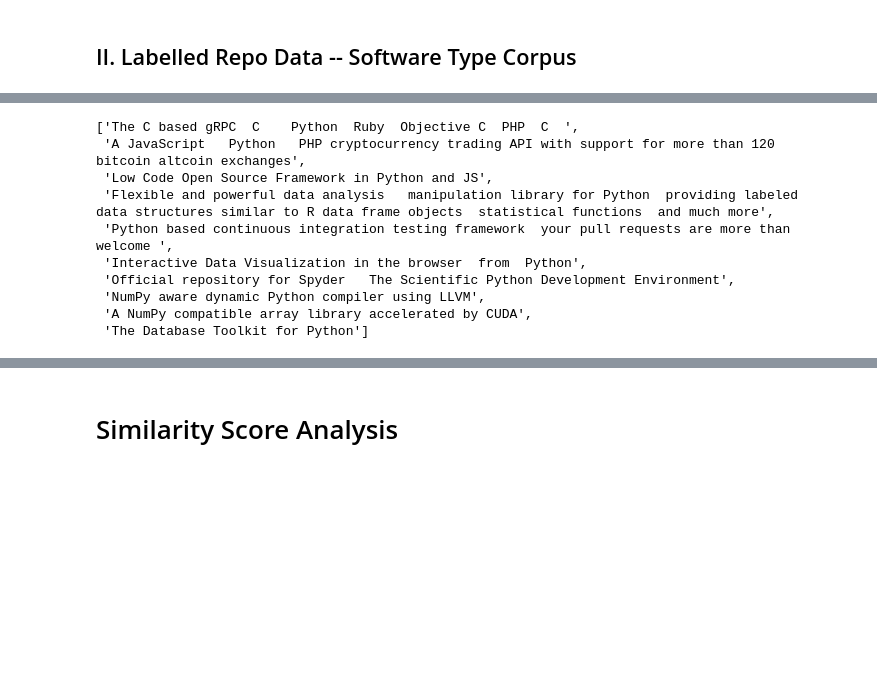
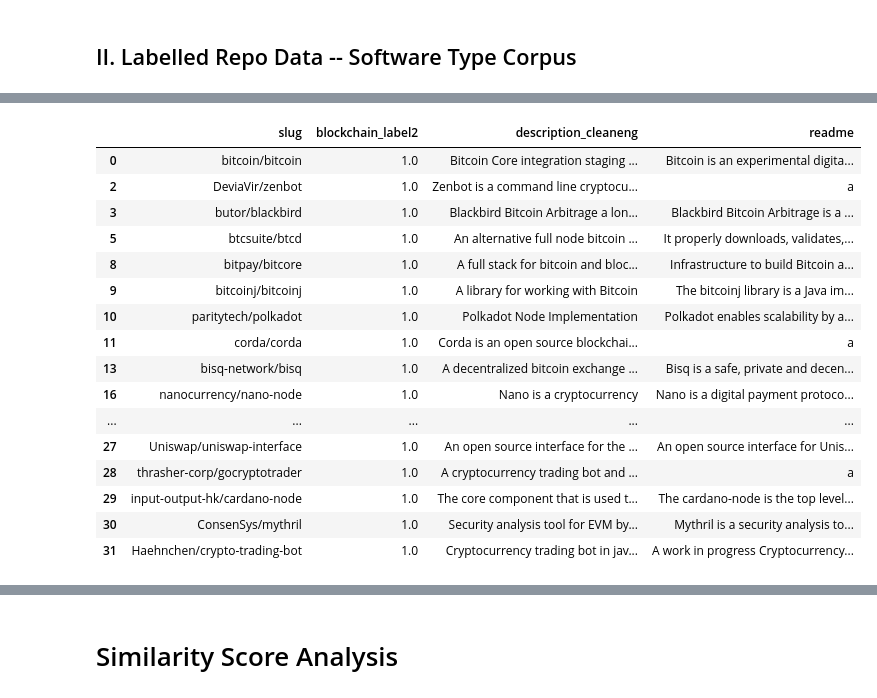
Before and after one commit to DSPG-Young-Scholars-Program/dspg21oss, a Jupyter notebook: src/06_bert/01_bert_init_CZ.ipynb, the cells around one changed output, grey strips where cells are left out. Saved outputs shown, nothing was run; the diff lists cells and outputs as text; code cells hidden in the pictures; blank space fills up the shorter version.

```diff
--- a/src/06_bert/01_bert_init_CZ.ipynb
+++ b/src/06_bert/01_bert_init_CZ.ipynb
@@ -132,22 +96,26 @@ data
 # %%
 # software type
-type_name =  "python_label"
+type_name =  "blockchain_label2"
+#type_name =  "dataviz_label2"
 #filter 500 validated repos that are labelled 1 (numeric)
-corpus_type_i = data[data[type_name] ==1][["slug",type_name]]
-
-
-#perform a left merge to get cleaned repo description
-corpus_type_i = corpus_type_i.merge(repo_data, on='slug', how='left')
-corpus_type_i = corpus_type_i["description"].tolist()
-corpus_type_i[0:10]
+corpus_type_i = data[data[type_name] ==1][["slug",type_name, "description_cleaneng", "readme"]]
-# %% [output]
-['The C based gRPC  C    Python  Ruby  Objective C  PHP  C  ',
- 'A JavaScript   Python   PHP cryptocurrency trading API with support for more than 120 bitcoin altcoin exchanges',
- 'Low Code Open Source Framework in Python and JS',
- 'Flexible and powerful data analysis   manipulation library for Python  providing labeled data structures similar to R data frame objects  statistical functions  and much more',
- 'Python based continuous integration testing framework  your pull requests are more than welcome ',
- 'Interactive Data Visualization in the browser  from  Python',
- 'Official repository for Spyder   The Scientific Python Development Environment',
- 'NumPy aware dynamic Python compiler using LLVM',
- 'A NumPy compatible array library accelerated by CUDA',
- 'The Database Toolkit for Python']
+# %%
+corpus_type_i
+# %% [output]
+|  | slug | blockchain_label2 | description_cleaneng | readme |
+| 0 | bitcoin/bitcoin | 1.0 | Bitcoin Core integration staging ... | Bitcoin is an experimental digita... |
+| 2 | DeviaVir/zenbot | 1.0 | Zenbot is a command line cryptocu... | a |
+| 3 | butor/blackbird | 1.0 | Blackbird Bitcoin Arbitrage a lon... | Blackbird Bitcoin Arbitrage is a ... |
+| 5 | btcsuite/btcd | 1.0 | An alternative full node bitcoin ... | It properly downloads, validates,... |
+| 8 | bitpay/bitcore | 1.0 | A full stack for bitcoin and bloc... | Infrastructure to build Bitcoin a... |
+| 9 | bitcoinj/bitcoinj | 1.0 | A library for working with Bitcoin | The bitcoinj library is a Java im... |
+| 10 | paritytech/polkadot | 1.0 | Polkadot Node Implementation | Polkadot enables scalability by a... |
+| 11 | corda/corda | 1.0 | Corda is an open source blockchai... | a |
+| 13 | bisq-network/bisq | 1.0 | A decentralized bitcoin exchange ... | Bisq is a safe, private and decen... |
+| 16 | nanocurrency/nano-node | 1.0 | Nano is a cryptocurrency | Nano is a digital payment protoco... |
+| ... | ... | ... | ... | ... |
+| 27 | Uniswap/uniswap-interface | 1.0 | An open source interface for the ... | An open source interface for Unis... |
+| 28 | thrasher-corp/gocryptotrader | 1.0 | A cryptocurrency trading bot and ... | a |
+| 29 | input-output-hk/cardano-node | 1.0 | The core component that is used t... | The cardano-node is the top level... |
+| 30 | ConsenSys/mythril | 1.0 | Security analysis tool for EVM by... | Mythril is a security analysis to... |
+| 31 | Haehnchen/crypto-trading-bot | 1.0 | Cryptocurrency trading bot in jav... | A work in progress Cryptocurrency... |
```
Also changed, not shown: parts of 22 cells of this notebook, 16 other files.
